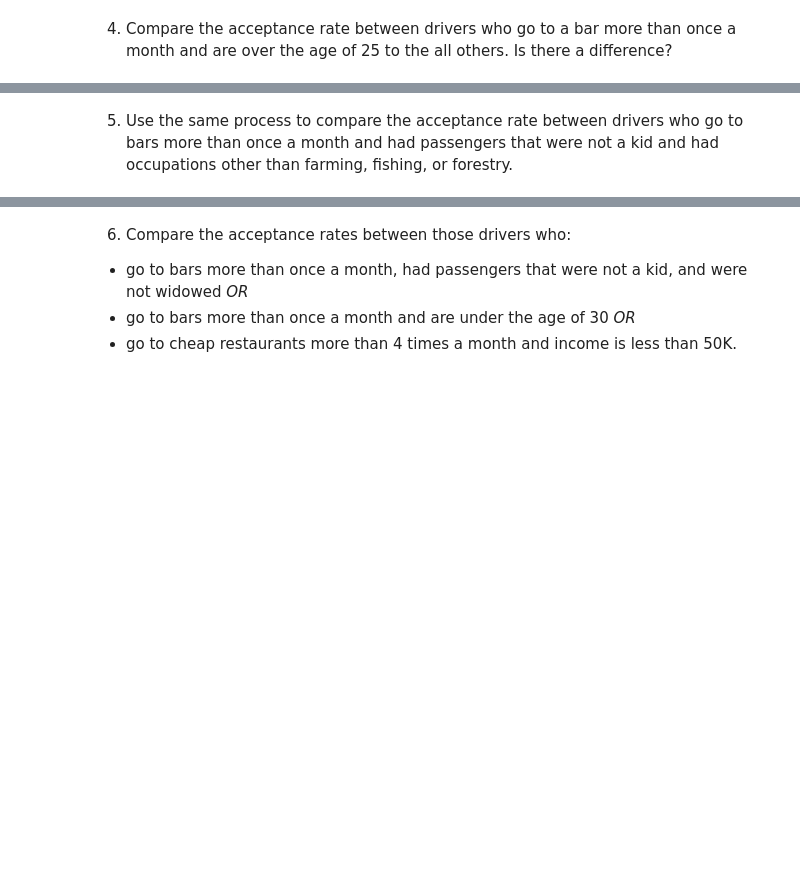
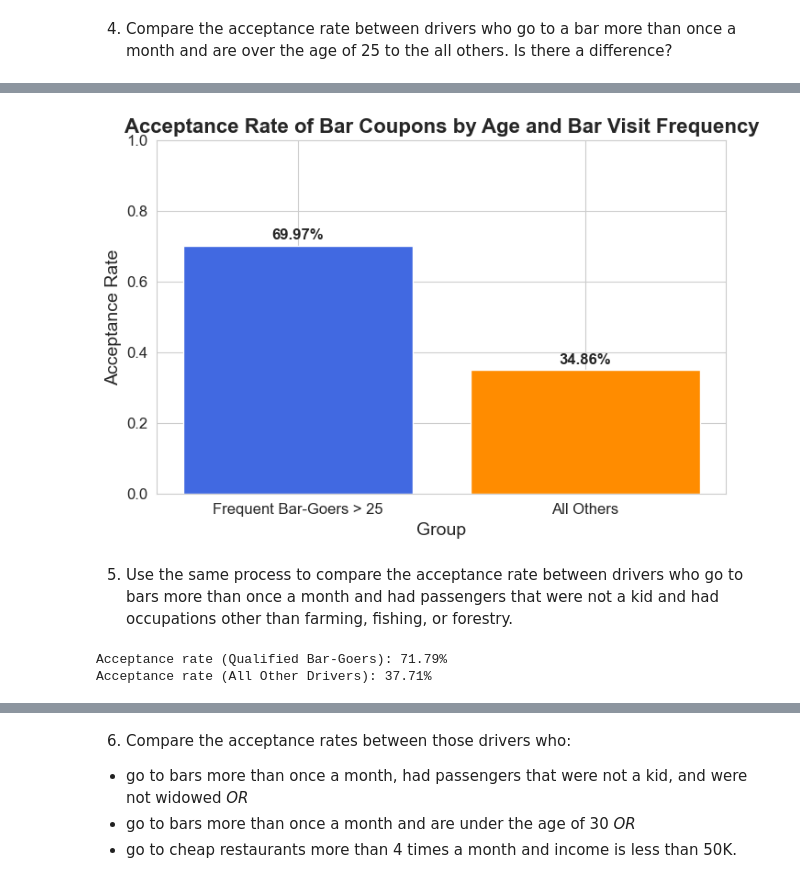
Before and after one commit to ai-by-nic/customer_coupon, a Jupyter notebook: prompt.ipynb, the cells around one changed output, grey strips where cells are left out. Drawn from its saved outputs; the diff is of its cells as text; code cells hidden in the pictures; blank space fills up the shorter version.

```diff
--- a/prompt.ipynb
+++ b/prompt.ipynb
@@ -148,2 +404,51 @@ Now, we will lead you through an exploration of just the bar related coupons.
+# %%
+# Data for plotting
+categories = ["Frequent Bar-Goers > 25", "All Others"]
+rates = [frequent_bar_goers_over_25_acceptance, all_other_drivers_acceptance]
+
+# Create the bar plot
+plt.figure(figsize=(8, 5))
+plt.bar(categories, rates, color=['royalblue', 'darkorange'])
+
+# Customize labels and title
+plt.ylabel("Acceptance Rate", fontsize=14)
+plt.xlabel("Group", fontsize=14)
+plt.title("Acceptance Rate of Bar Coupons by Age and Bar Visit Frequency", fontsize=16, fontweight="bold")
+plt.ylim(0, 1)  # Scale y-axis from 0% to 100%
+plt.xticks(fontsize=12)
+plt.yticks(fontsize=12)
+
+# Add percentage labels on bars
+for i, rate in enumerate(rates):
+    plt.text(i, rate + 0.02, f"{rate:.2%}", ha='center', fontsize=12, fontweight="bold")
+
+plt.show()
+# %% [output]
+[figure, added]
 # %% [markdown]
 5. Use the same process to compare the acceptance rate between drivers who go to bars more than once a month and had passengers that were not a kid and had occupations other than farming, fishing, or forestry.
+# %%
+# Group 1: Drivers who go to bars more than once a month, had a passenger (not a kid), and were not in farming, fishing, or forestry
+qualified_bar_goers = bar_coupons_df[
+    (bar_coupons_df['Bar'].isin(["1~3", "4~8", "gt8"])) &
+    (bar_coupons_df['passanger'].isin(["Friend(s)", "Partner"])) &  # Excludes "Alone" and "Kid(s)"
+    (bar_coupons_df['occupation'] != "Farming Fishing & Forestry")
+]
+
+# Group 2: All other drivers (anyone who does NOT meet all three conditions)
+other_drivers = bar_coupons_df[~(
+    (bar_coupons_df['Bar'].isin(["1~3", "4~8", "gt8"])) &
+    (bar_coupons_df['passanger'].isin(["Friend(s)", "Partner"])) &
+    (bar_coupons_df['occupation'] != "Farming Fishing & Forestry")
+)]
+
+# Calculate acceptance rates
+qualified_bar_goers_acceptance = qualified_bar_goers['Y'].mean()
+other_drivers_acceptance = other_drivers['Y'].mean()
+
+# Print results
+print(f"Acceptance rate (Qualified Bar-Goers): {qualified_bar_goers_acceptance:.2%}")
+print(f"Acceptance rate (All Other Drivers): {other_drivers_acceptance:.2%}")
+# %% [output]
+Acceptance rate (Qualified Bar-Goers): 71.79%
+Acceptance rate (All Other Drivers): 37.71%
```
Also changed, not shown: parts of 24 cells of this notebook.
